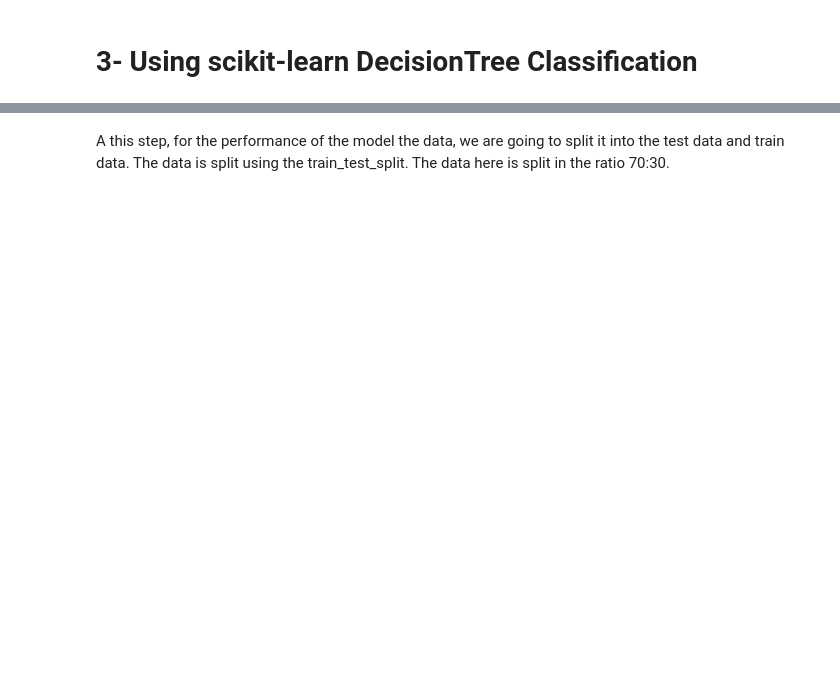
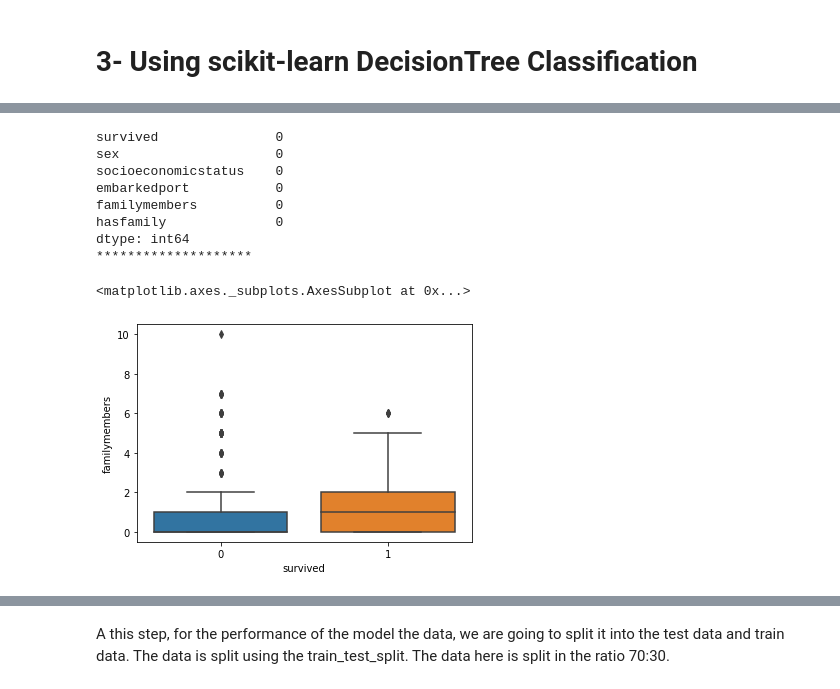
Before and after one commit to honowassa81/DATA-201, a Jupyter notebook: Project 4.ipynb, the cells around one changed output, grey strips where cells are left out. Cells and saved outputs as stored; diff of their text form; code cells hidden in the pictures; blank space fills up the shorter version.

```diff
--- a/Project 4.ipynb
+++ b/Project 4.ipynb
@@ -443,0 +446,15 @@ Text(0.5, 0, 'familymembers')
+# %%
+# We can transform socioeconomicstatus
+# 1st ~ Upper; 2nd ~ Middle; 3rd ~ Lower
+df2['socioeconomicstatus']=df2.socioeconomicstatus.map({'upper':'1', 'middle':'2', 'lower':'3'})
+# %%
+# We can transform Embarked
+# (Cherbourg = 1; Queenstown = 2; Southampton = 3)
+df2['embarkedport']=df2.embarkedport.map({'Cherbourg':'1','Queenstown':'2','Southampton':'3'})
+# %%
+# We can transform Embarked
+# (male = 1; female = 2;)
+df2['sex']=df2.sex.map({'male':'0','female':'1'})
+# %%
+#let's start off by dropping the coulmns we will not be needing
+df2 = df2.drop(['agegroup'],axis=1)
@@ -443,0 +495,16 @@ Text(0.5, 0, 'familymembers')
+# %%
+# Summary of the missing values
+print (df2.isnull().sum())
+print (''.center(20, "*"))
+sns.boxplot(x='survived',y='familymembers',data=df2)
+# %% [output]
+survived               0
+sex                    0
+socioeconomicstatus    0
+embarkedport           0
+familymembers          0
+hasfamily              0
+dtype: int64
+********************
+<matplotlib.axes._subplots.AxesSubplot at 0x...>
+[figure, added]
```
Also changed, not shown: parts of 46 cells of this notebook.
